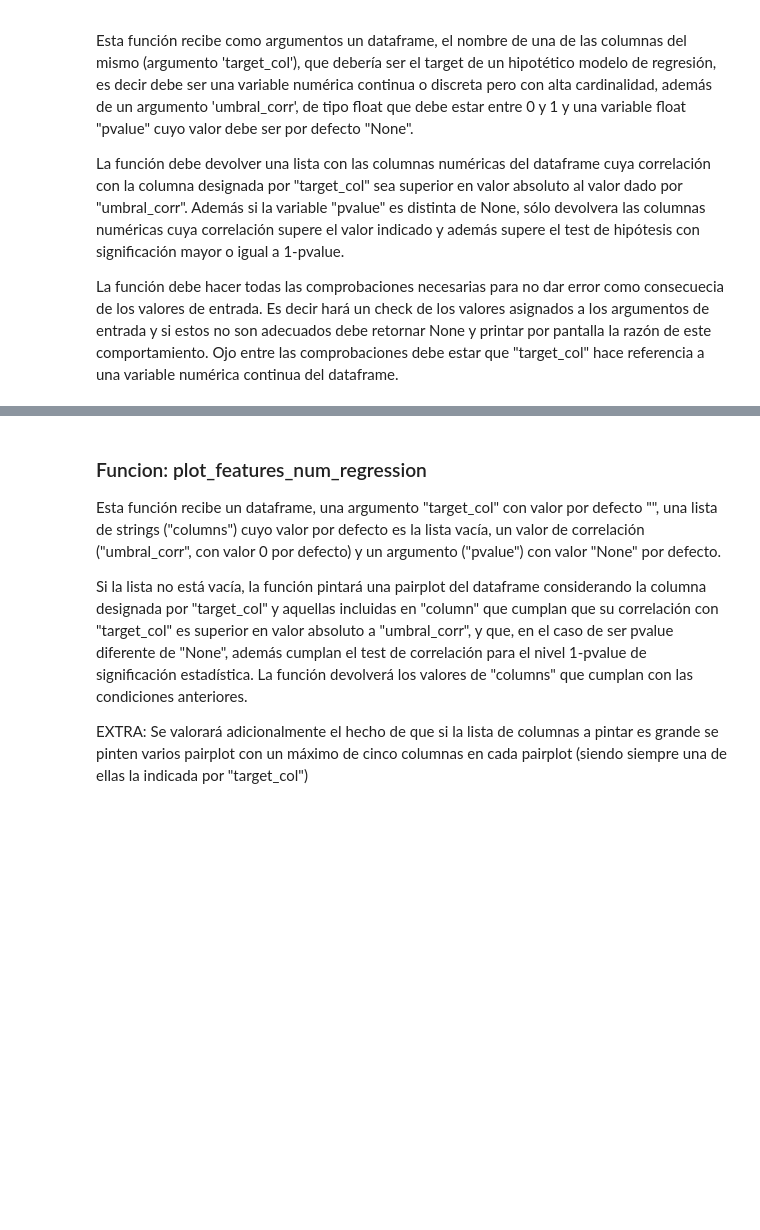
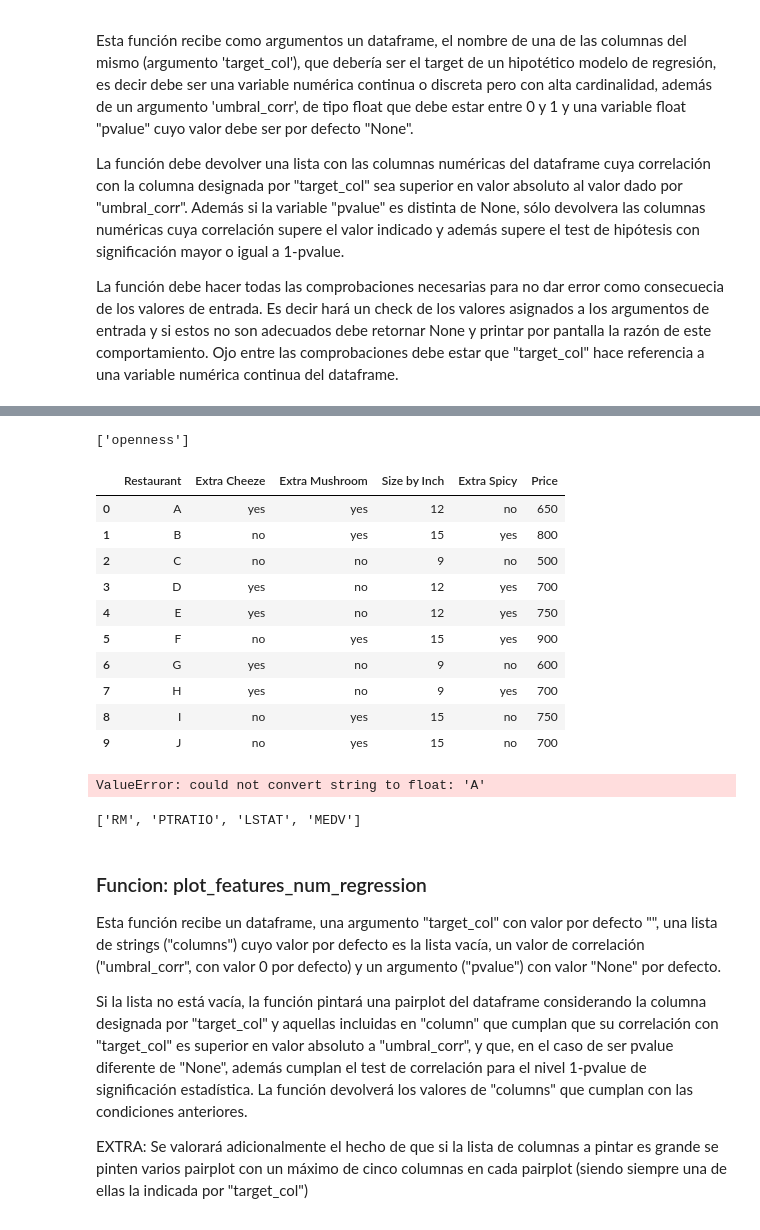
Before and after one commit to marosor/ML_Toolbox, a Jupyter notebook: funciones_3y4_fran.ipynb, the cells around one changed output, grey strips where cells are left out. Cells and saved outputs as stored; diff of their text form; code cells hidden in the pictures; blank space fills up the shorter version.

```diff
--- a/funciones_3y4_fran.ipynb
+++ b/funciones_3y4_fran.ipynb
@@ -75,3 +135,31 @@ def get_features_num_regression(df, target_col, umbral_corr, pvalue = None):
+# %%
+get_features_num_regression(personalidad, "openness", 0.1, 0.05)
+# %% [output]
+['openness']
+# %%
+precio_pizza = pd.read_csv("./data/Pizza-Price.csv")
+precio_pizza.head(10)
+# %% [output]
+|  | Restaurant | Extra Cheeze | Extra Mushroom | Size by Inch | Extra Spicy | Price |
+| 0 | A | yes | yes | 12 | no | 650 |
+| 1 | B | no | yes | 15 | yes | 800 |
+| 2 | C | no | no | 9 | no | 500 |
+| 3 | D | yes | no | 12 | yes | 700 |
+| 4 | E | yes | no | 12 | yes | 750 |
+| 5 | F | no | yes | 15 | yes | 900 |
+| 6 | G | yes | no | 9 | no | 600 |
+| 7 | H | yes | no | 9 | yes | 700 |
+| 8 | I | no | yes | 15 | no | 750 |
+| 9 | J | no | yes | 15 | no | 700 |
+# %%
+get_features_num_regression(precio_pizza, "Price", 0.1)
+# %% [output]
+ValueError: could not convert string to float: 'A'
+# %%
+boston = pd.read_csv("./data/obligatoria_hard.csv", sep = "|")
+get_features_num_regression(boston, "MEDV", 0.5)
+# %% [output]
+['RM', 'PTRATIO', 'LSTAT', 'MEDV']
 # %% [markdown]
 ### Funcion: plot_features_num_regression
 
```
Also changed, not shown: parts of 8 cells of this notebook, 3 other files.
